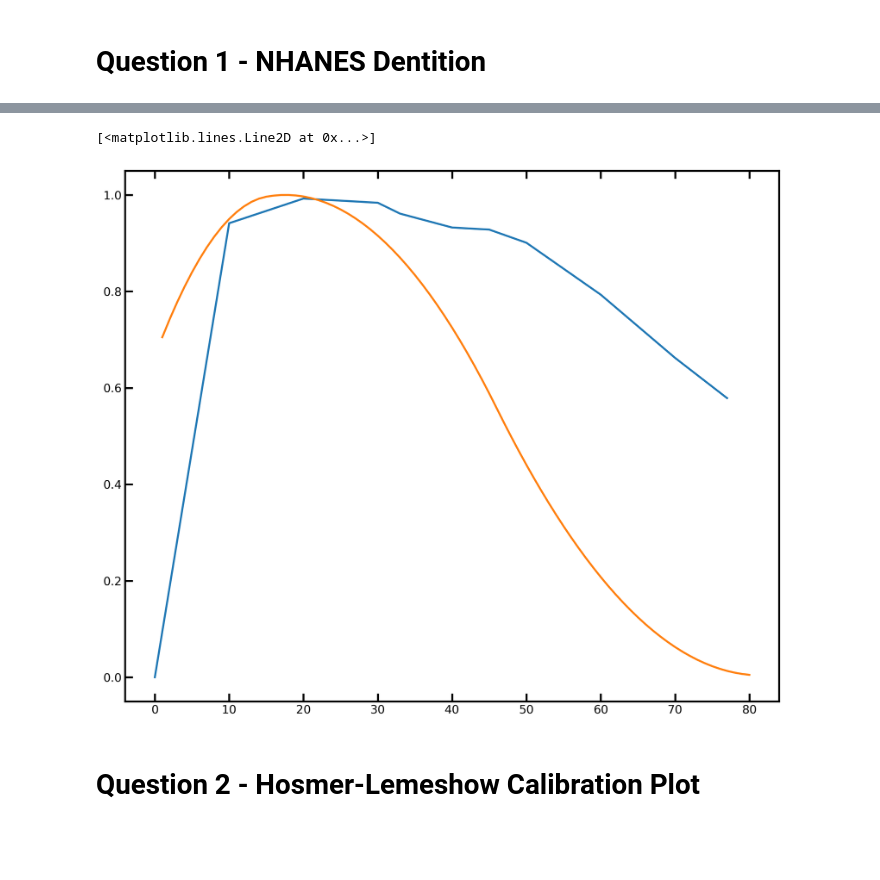
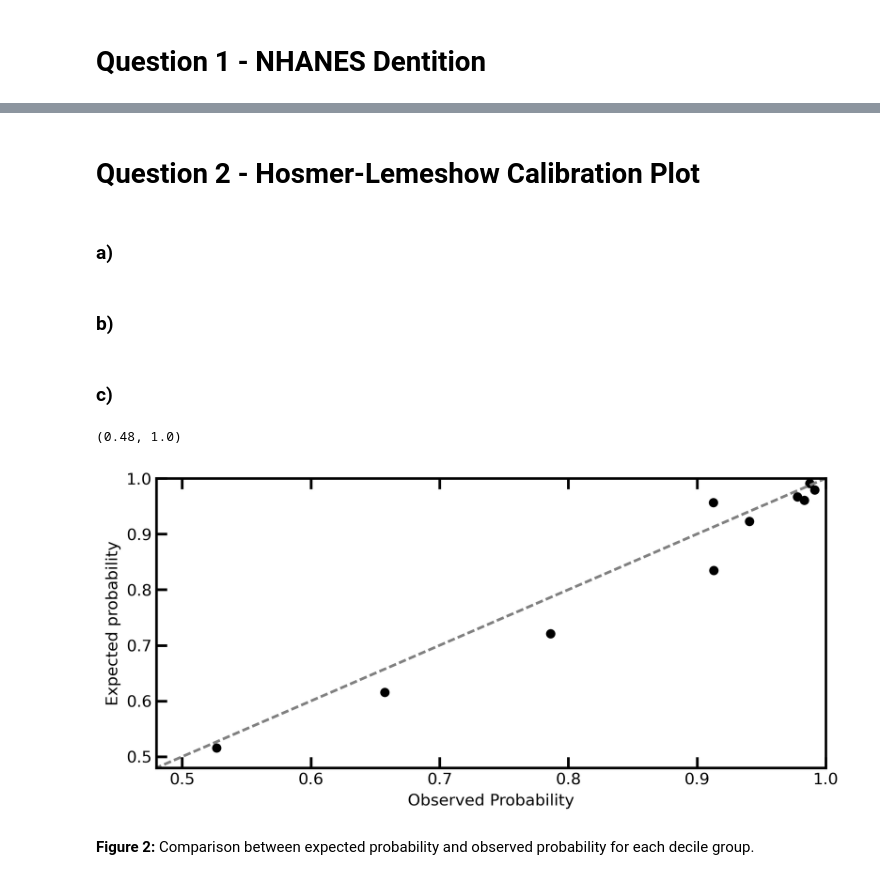
Before and after one commit to Falarconp/Stats507, a Jupyter notebook: Alarcon_Pena_PS5.ipynb, the cells around one changed output, grey strips where cells are left out. Saved outputs shown, nothing was run; the diff lists cells and outputs as text; code cells hidden in the pictures; blank space fills up the shorter version.

```diff
--- a/Alarcon_Pena_PS5.ipynb
+++ b/Alarcon_Pena_PS5.ipynb
@@ -384,18 +363,4 @@ plt.tight_layout()
-# %%
-plt.plot(age_decils,emp_decils)
-plt.plot(df.iloc[ind].age,prob[:,9]/prob[:,9].max())
-# %% [output]
-[<matplotlib.lines.Line2D at 0x...>]
-[figure, removed]
-# %%
-empirical = np.zeros(ages.shape)
-for i in range(len(ages)):
-    aux[i] = df.query("tooth_10_C == 1").query("age=="+str(ages[i])).shape[0]/counts[i]
-
-age_decils = np.array([0,10,20,30,33,40,45,50,60,70,77])
-emp_decils = np.zeros(11)
-for i in range(1,11):
-    count_decil = df.query(str(age_decils[i-1])+"<age<"+str(age_decils[i])).shape[0]
-    emp_decils[i] = df.query("tooth_10_C == 1").query(str(age_decils[i-1])+"<age<"+str(age_decils[i])).shape[0]/count_decil
 # %% [markdown]
 # Question 2 - Hosmer-Lemeshow Calibration Plot
+# %% [markdown]
+### a)
@@ -401,0 +400,33 @@ for i in range(1,11):
+# %% [markdown]
+### b)
+# %%
+expected_prob = np.zeros(10)
+observed_prob = np.zeros(10)
+
+for i in range(10):
+    ages_decil = df2.age[sort_prob_ind[ind_dec[i]:ind_dec[i+1]]]
+    count_aux = 0
+    for j in range(ages_decil.size):
+        str_age = str(ages_decil.iloc[j])
+        count_age = df.query("age == "+str_age).tooth_10_C.size
+        observed_prob[i] += df.query("age == "+str_age).tooth_10_C.mean()*count_age
+        expected_prob[i] += prob[sort_prob_ind[[ind_dec[i]+j]],9]*count_age
+        count_aux += count_age
+    observed_prob[i] /= count_aux
+    expected_prob[i] /= count_aux
+# %% [markdown]
+### c)
+# %%
+fig = plt.figure(figsize=(9,4))
+plt.scatter(observed_prob, expected_prob, c="k")
+plt.plot(np.linspace(0,1.,100),np.linspace(0,1.,100),'--', c="gray")
+plt.xlabel("Observed Probability")
+plt.ylabel("Expected probability")
+
+plt.xlim([0.48,1])
+plt.ylim([0.48,1])
+# %% [output]
+(0.48, 1.0)
+[figure, added]
+# %% [markdown]
+**Figure 2:** Comparison between expected probability and observed probability for each decile group.
```
Also changed, not shown: parts of 14 cells of this notebook, 4 other files.
